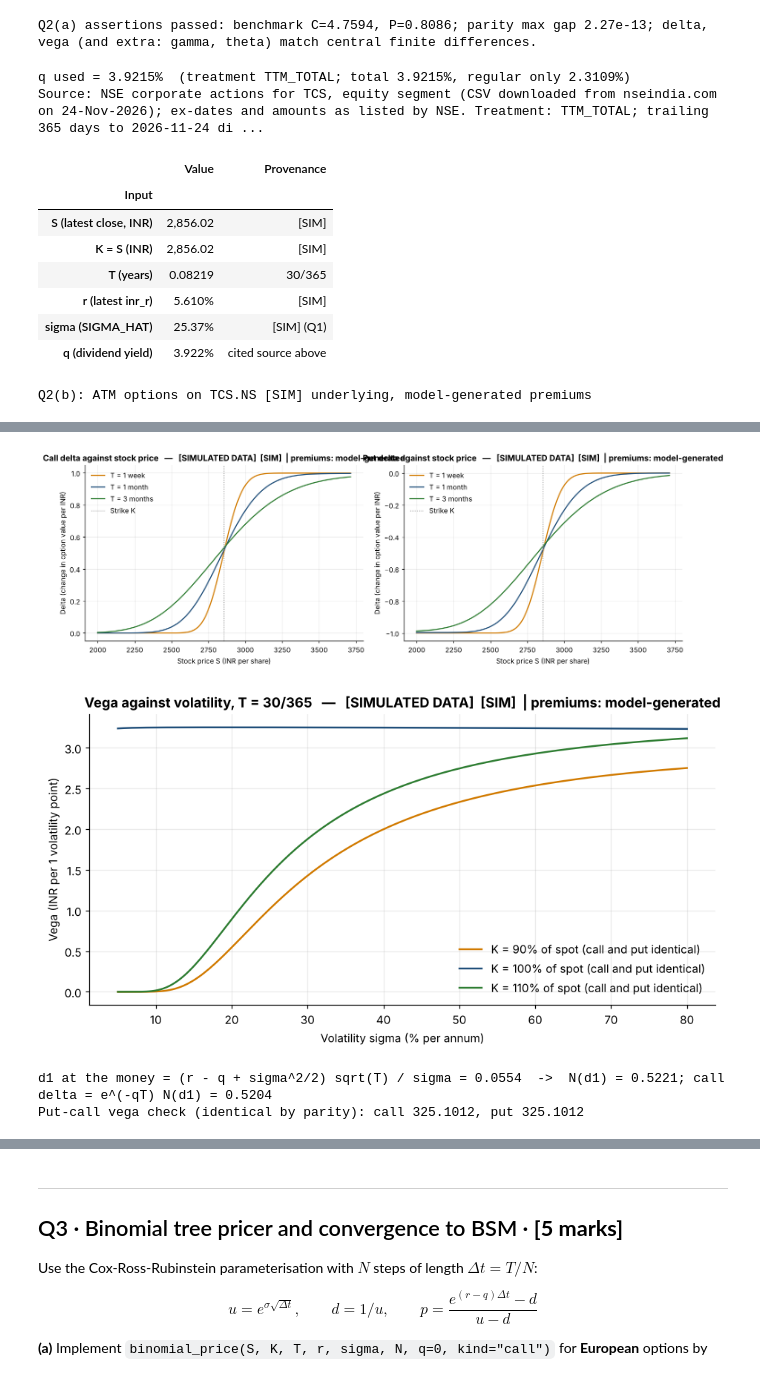
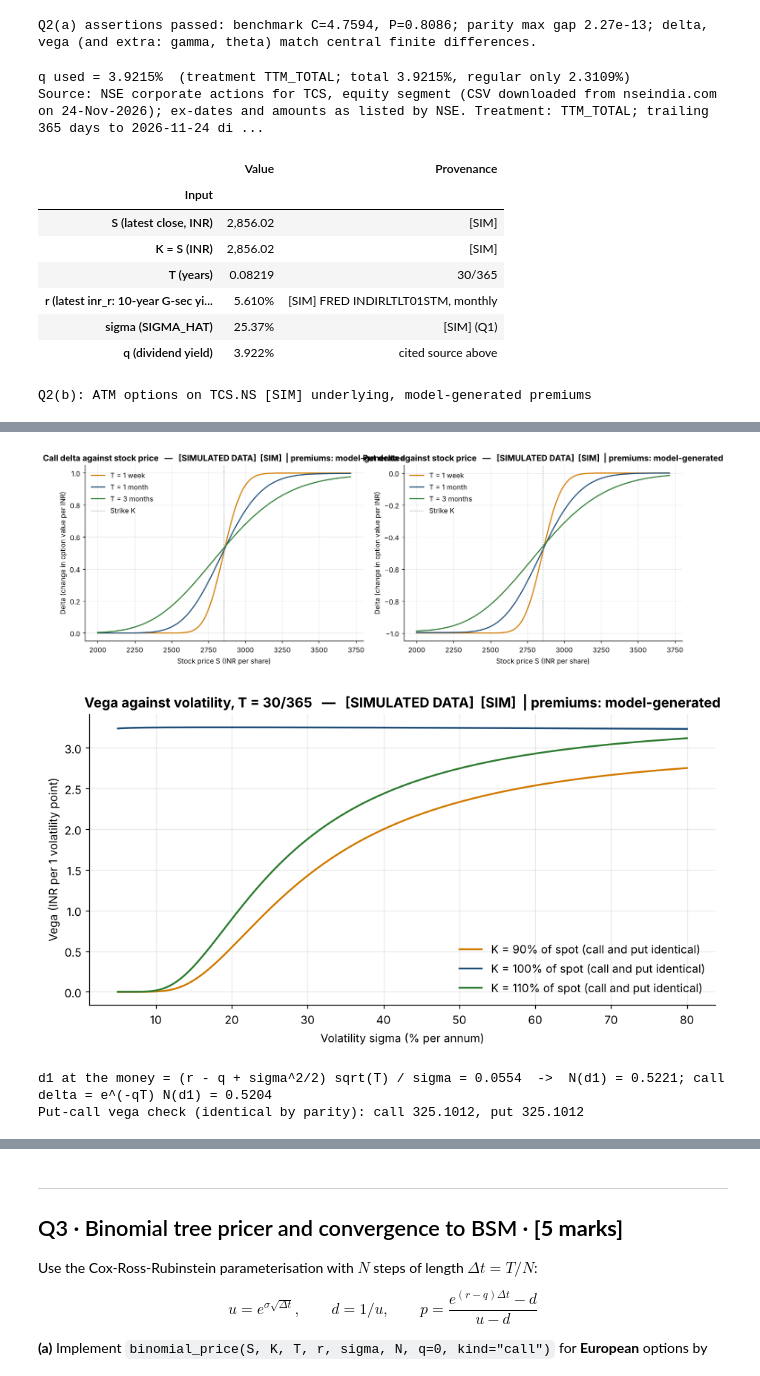
Before and after one commit to Tarush-035/DRM_Sem1_26_27, a Jupyter notebook: sandbox_run/Lab04_SIM_sandbox_run_NOT_FOR_SUBMISSION.ipynb, the cells around one changed output, grey strips where cells are left out. Drawn from its saved outputs; the diff is of its cells as text; code cells hidden in the pictures.

```diff
--- a/sandbox_run/Lab04_SIM_sandbox_run_NOT_FOR_SUBMISSION.ipynb
+++ b/sandbox_run/Lab04_SIM_sandbox_run_NOT_FOR_SUBMISSION.ipynb
@@ -591,8 +621,10 @@ from scipy.stats import norm
 def _prep(S, K, T, r, sigma, q):
     """Cast inputs to float arrays."""
     S, K, T, r, sigma, q = (np.asarray(x, dtype=float) for x in (S, K, T, r, sigma, q))
-    if np.any(sigma <= 0):
-        raise ValueError("sigma must be strictly positive")
+    if not all(np.all(np.isfinite(x)) for x in (S, K, T, r, sigma, q)):
+        raise ValueError("inputs must be finite")
+    if np.any(S <= 0) or np.any(K <= 0) or np.any(sigma <= 0) or np.any(T < 0):
+        raise ValueError("need S > 0, K > 0, sigma > 0 and T >= 0")
     return S, K, T, r, sigma, q
 
 def _d1d2(S, K, T, r, sigma, q):
@@ -619,6 +651,8 @@ def bsm_price(S, K, T, r, sigma, q=0.0, kind="call"):
 def bsm_greeks(S, K, T, r, sigma, q=0.0, kind="call"):
     """Return a dict: delta, gamma, vega (per 1.00 of volatility), theta (per year). Vectorised, T > 0."""
     S, K, T, r, sigma, q = _prep(S, K, T, r, sigma, q)
+    if np.any(T <= 0):
+        raise ValueError("Greeks need T > 0")
     d1, d2 = _d1d2(S, K, T, r, sigma, q)
     pdf1, eq, er = norm.pdf(d1), np.exp(-q * T), np.exp(-r * T)
     gamma = eq * pdf1 / (S * sigma * np.sqrt(T))
@@ -687,9 +721,9 @@ print(f"q used = {Q_DIV:.4%}  (treatment {DIV_TREATMENT}; total {Q_TOTAL:.4%}, r
 print("Source:", Q_DIV_SOURCE)
 
 inputs = pd.DataFrame({
-    "Input": ["S (latest close, INR)", "K = S (INR)", "T (years)", "r (latest inr_r)", "sigma (SIGMA_HAT)", "q (dividend yield)"],
+    "Input": ["S (latest close, INR)", "K = S (INR)", "T (years)", "r (latest inr_r: 10-year G-sec yield, proxy)", "sigma (SIGMA_HAT)", "q (dividend yield)"],
     "Value": [f"{S0:,.2f}", f"{K0:,.2f}", f"{T0:.5f}", f"{R0:.3%}", f"{SIG0:.2%}", f"{Q_DIV:.3%}"],
-    "Provenance": [PROV["stock"], PROV["stock"], "30/365", PROV["inr_r"], PROV["stock"] + " (Q1)", "cited source above"],
+    "Provenance": [PROV["stock"], PROV["stock"], "30/365", PROV["inr_r"] + " FRED INDIRLTLT01STM, monthly", PROV["stock"] + " (Q1)", "cited source above"],
 }).set_index("Input")
 display(inputs)
 
@@ -714,34 +748,34 @@ for (lab, Tm), col in zip([("1 week", 7 / 365), ("1 month", 30 / 365), ("3 month
     ax[0].plot(Ss, bsm_greeks(Ss, K0, Tm, R0, SIG0, Q_DIV, "call")["delta"], color=col, lw=1.6, label=f"T = {lab}")
     ax[1].plot(Ss, bsm_greeks(Ss, K0, Tm, R0, SIG0, Q_DIV, "put")["delta"], color=col, lw=1.6, label=f"T = {lab}")
 for a, nm in zip(ax, ["Call", "Put"]):
     a.axvline(K0, color="grey", ls=":", lw=1, label="Strike K")
     a.set_title(ptitle(f"{nm} delta against stock price", premiums=True)); a.set_xlabel("Stock price S (INR per share)")
     a.set_ylabel("Delta (change in option value per INR)"); a.legend(loc="best")
 plt.tight_layout(); plt.show()
 
 sg = np.linspace(0.05, 0.80, 200)
 fig, ax = plt.subplots(figsize=(8.5, 4.6))
 for m, col in zip([0.90, 1.00, 1.10], ["#d17a00", "#1f4e79", "#2e7d32"]):
     ax.plot(sg * 100, bsm_greeks(S0, m * S0, 30 / 365, R0, sg, Q_DIV, "call")["vega"] / 100, color=col, lw=1.6,
             label=f"K = {m:.0%} of spot (call and put identical)")
 ax.set_title(ptitle("Vega against volatility, T = 30/365", premiums=True))
 ax.set_xlabel("Volatility sigma (% per annum)"); ax.set_ylabel("Vega (INR per 1 volatility point)"); ax.legend(loc="best")
 plt.tight_layout(); plt.show()
 
 d1_atm = (R0 - Q_DIV + 0.5 * SIG0 ** 2) * np.sqrt(T0) / SIG0
 print(f"d1 at the money = (r - q + sigma^2/2) sqrt(T) / sigma = {d1_atm:.4f}  ->  N(d1) = {norm.cdf(d1_atm):.4f}; "
       f"call delta = e^(-qT) N(d1) = {Q2_TABLE.iloc[0, 1]:.4f}")
 print(f"Put-call vega check (identical by parity): call {bsm_greeks(S0, K0, T0, R0, SIG0, Q_DIV, 'call')['vega']:.4f}, "
       f"put {bsm_greeks(S0, K0, T0, R0, SIG0, Q_DIV, 'put')['vega']:.4f}")
 # %% [output]
 q used = 3.9215%  (treatment TTM_TOTAL; total 3.9215%, regular only 2.3109%)
 Source: NSE corporate actions for TCS, equity segment (CSV downloaded from nseindia.com on 24-Nov-2026); ex-dates and amounts as listed by NSE. Treatment: TTM_TOTAL; trailing 365 days to 2026-11-24 di ...
 |  | Value | Provenance |
 | Input |  |  |
 | S (latest close, INR) | 2,856.02 | [SIM] |
 | K = S (INR) | 2,856.02 | [SIM] |
 | T (years) | 0.08219 | 30/365 |
-| r (latest inr_r) | 5.610% | [SIM] |
+| r (latest inr_r: 10-year G-sec yi... | 5.610% | [SIM] FRED INDIRLTLT01STM, monthly |
 | sigma (SIGMA_HAT) | 25.37% | [SIM] (Q1) |
 | q (dividend yield) | 3.922% | cited source above |
 Q2(b): ATM options on TCS.NS [SIM] underlying, model-generated premiums
```
Also changed, not shown: parts of 36 cells of this notebook, 1 other file.
